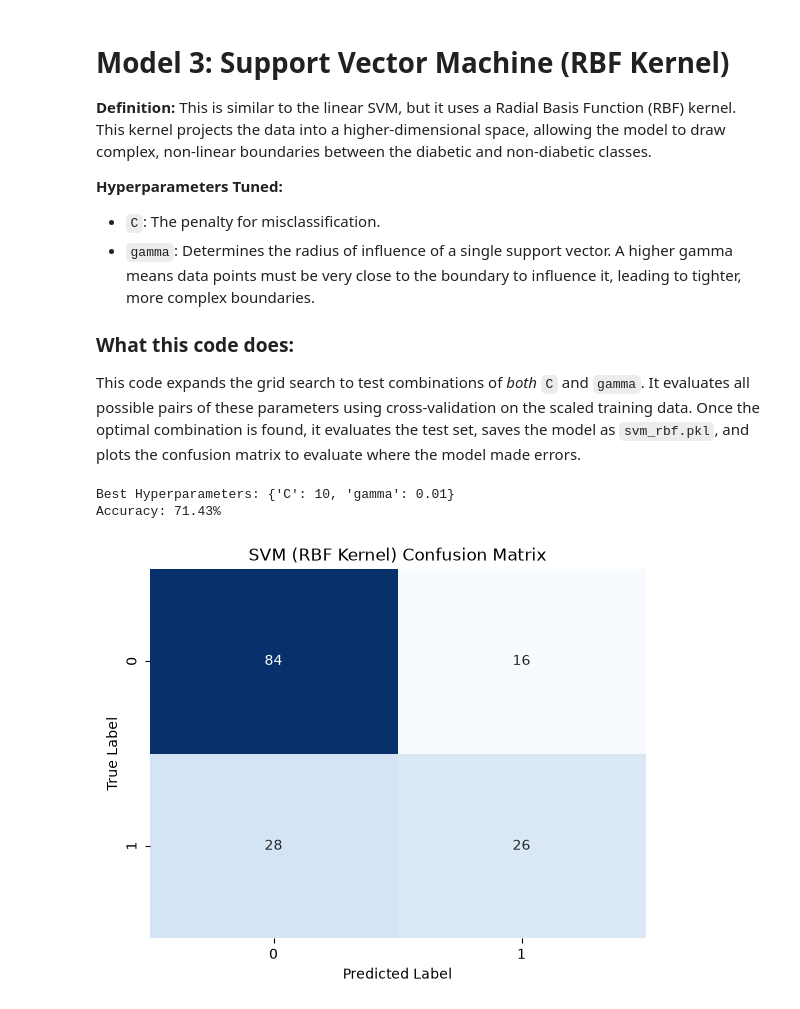
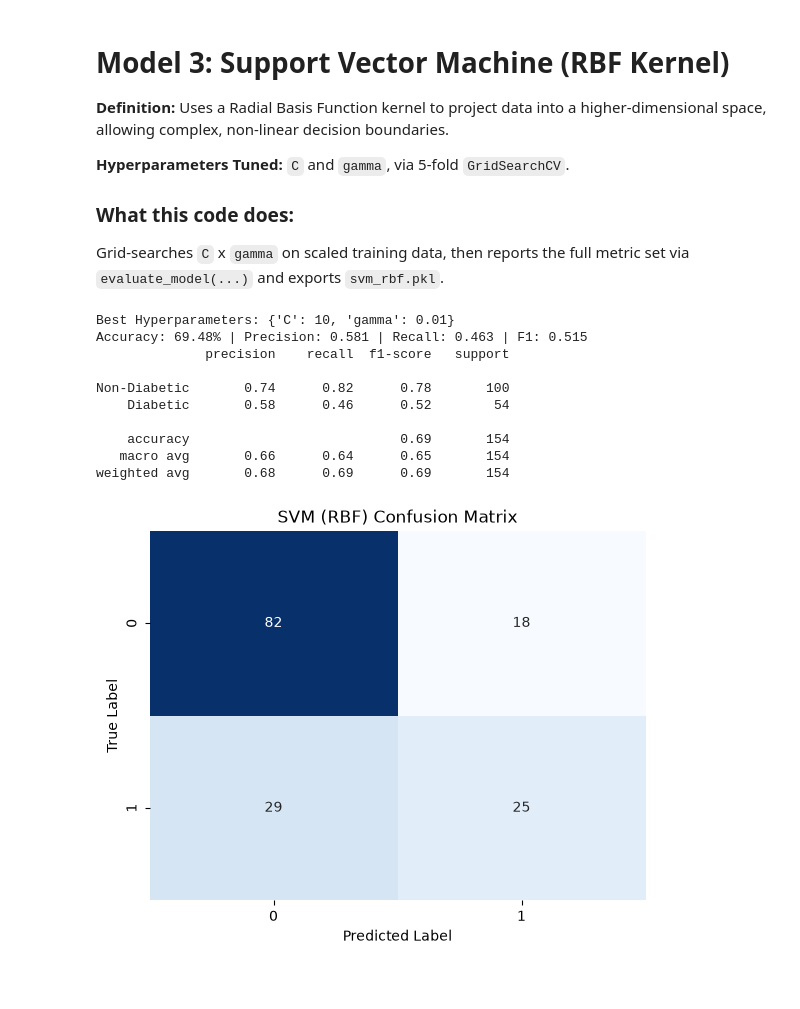
Before and after one commit to Nitditto/Intelligent_system, a Jupyter notebook: assignment_01/Model_training.ipynb, the cells around one changed output. Cells and saved outputs as stored; diff of their text form; code cells hidden in the pictures; blank space fills up the shorter version.

```diff
--- a/assignment_01/Model_training.ipynb
+++ b/assignment_01/Model_training.ipynb
@@ -140,46 +159,34 @@ Accuracy: 70.78%
 # %% [markdown]
 # Model 3: Support Vector Machine (RBF Kernel)
 
-**Definition:** This is similar to the linear SVM, but it uses a Radial Basis Function (RBF) kernel. This kernel projects the data into a higher-dimensional space, allowing the model to draw complex, non-linear boundaries between the diabetic and non-diabetic classes.
+**Definition:** Uses a Radial Basis Function kernel to project data into a higher-dimensional space,
+allowing complex, non-linear decision boundaries.
 
-**Hyperparameters Tuned:**
-*   `C`: The penalty for misclassification.
-*   `gamma`: Determines the radius of influence of a single support vector. A higher gamma means data points must be very close to the boundary to influence it, leading to tighter, more complex boundaries.
+**Hyperparameters Tuned:** `C` and `gamma`, via 5-fold `GridSearchCV`.
 
 ### What this code does:
-This code expands the grid search to test combinations of *both* `C` and `gamma`. It evaluates all possible pairs of these parameters using cross-validation on the scaled training data. Once the optimal combination is found, it evaluates the test set, saves the model as `svm_rbf.pkl`, and plots the confusion matrix to evaluate where the model made errors.
+Grid-searches `C` x `gamma` on scaled training data, then reports the full metric set via
+`evaluate_model(...)` and exports `svm_rbf.pkl`.
 # %%
-# Initialize Model and Grid
 param_grid_svmr = {'C': [0.1, 1, 10], 'gamma': ['scale', 'auto', 0.01, 0.1]}
 grid_svmr = GridSearchCV(SVC(kernel='rbf', random_state=42, probability=True), param_grid_svmr, cv=5, scoring='accuracy')
-
-# Train using GridSearchCV
 grid_svmr.fit(X_train_scaled, y_train)
 best_svmr = grid_svmr.best_estimator_
+print(f"Best Hyperparameters: {grid_svmr.best_params_}")
 
-# Predict and Evaluate
-y_pred_svmr = best_svmr.predict(X_test_scaled)
-acc_svmr = accuracy_score(y_test, y_pred_svmr)
-final_results['SVM (RBF)'] = acc_svmr
-
-# Save Model
-joblib.dump(best_svmr, 'svm_rbf.pkl')
-
-# Output Results
-print(f"Best Hyperparameters: {grid_svmr.best_params_}")
-print(f"Accuracy: {acc_svmr*100:.2f}%")
-
-# Plot Confusion Matrix
-cm = confusion_matrix(y_test, y_pred_svmr)
-sns.heatmap(cm, annot=True, fmt='d', cmap='Blues', cbar=False)
-plt.title('SVM (RBF Kernel) Confusion Matrix')
-plt.xlabel('Predicted Label')
-plt.ylabel('True Label')
-plt.show()
+y_pred_svmr = evaluate_model('SVM (RBF)', best_svmr, X_test_scaled, y_test, 'svm_rbf.pkl', needs_scaling=True)
 # %% [output]
 Best Hyperparameters: {'C': 10, 'gamma': 0.01}
-Accuracy: 71.43%
+Accuracy: 69.48% | Precision: 0.581 | Recall: 0.463 | F1: 0.515
+              precision    recall  f1-score   support
+
+Non-Diabetic       0.74      0.82      0.78       100
+    Diabetic       0.58      0.46      0.52        54
+
+    accuracy                           0.69       154
+   macro avg       0.66      0.64      0.65       154
+weighted avg       0.68      0.69      0.69       154
-[figure, old version]
+[figure, new version]
 # %% [markdown]
 # Model 4: K-Nearest Neighbors (KNN)
 
```
Also changed, not shown: parts of 14 cells of this notebook, 21 other files.
